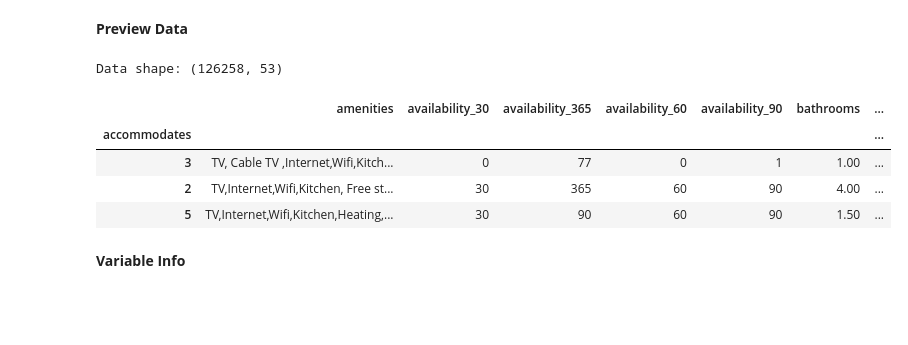
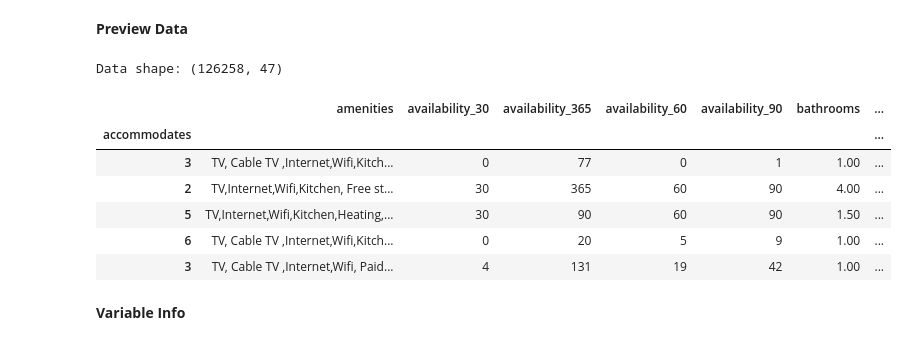
Before and after one commit to KishenSharma6/SF_Airbnb_Rental_Market_Analysis, a Jupyter notebook: Project_Codes/02_EDA/2020_0525_Listings_EDA.ipynb, the cells around one changed output. Saved outputs shown, nothing was run; the diff lists cells and outputs as text; code cells hidden in the pictures; blank space fills up the shorter version.

```diff
--- a/Project_Codes/02_EDA/2020_0525_Listings_EDA.ipynb
+++ b/Project_Codes/02_EDA/2020_0525_Listings_EDA.ipynb
@@ -38,14 +38,16 @@ df = pd.read_csv(path + '/2020_0715_Listings_Cleaned.csv', index_col=0,
 # %%
 #Display data, print shape
 print('Data shape:', df.shape)
-display(df.head(3))
+display(df.head())
 # %% [output]
-Data shape: (126258, 53)
+Data shape: (126258, 47)
 |  | amenities | availability_30 | availability_365 | availability_60 | availability_90 | bathrooms | ... |
 | accommodates |  |  |  |  |  |  | ... |
 | 3 | TV, Cable TV ,Internet,Wifi,Kitch... | 0 | 77 | 0 | 1 | 1.00 | ... |
 | 2 | TV,Internet,Wifi,Kitchen, Free st... | 30 | 365 | 60 | 90 | 4.00 | ... |
 | 5 | TV,Internet,Wifi,Kitchen,Heating,... | 30 | 90 | 60 | 90 | 1.50 | ... |
+| 6 | TV, Cable TV ,Internet,Wifi,Kitch... | 0 | 20 | 5 | 9 | 1.00 | ... |
+| 3 | TV, Cable TV ,Internet,Wifi, Paid... | 4 | 131 | 19 | 42 | 1.00 | ... |
 # %% [markdown]
 **Variable Info**
 # %%
```
Also changed, not shown: parts of 38 cells of this notebook, 4 other files.
